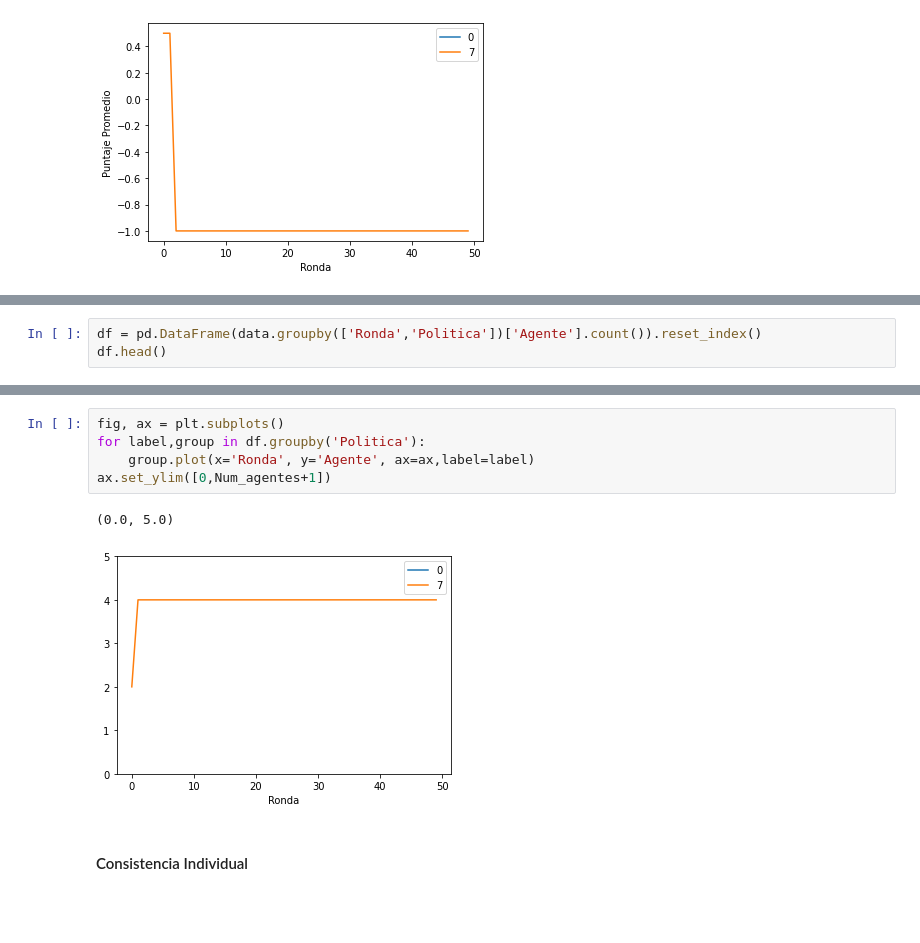
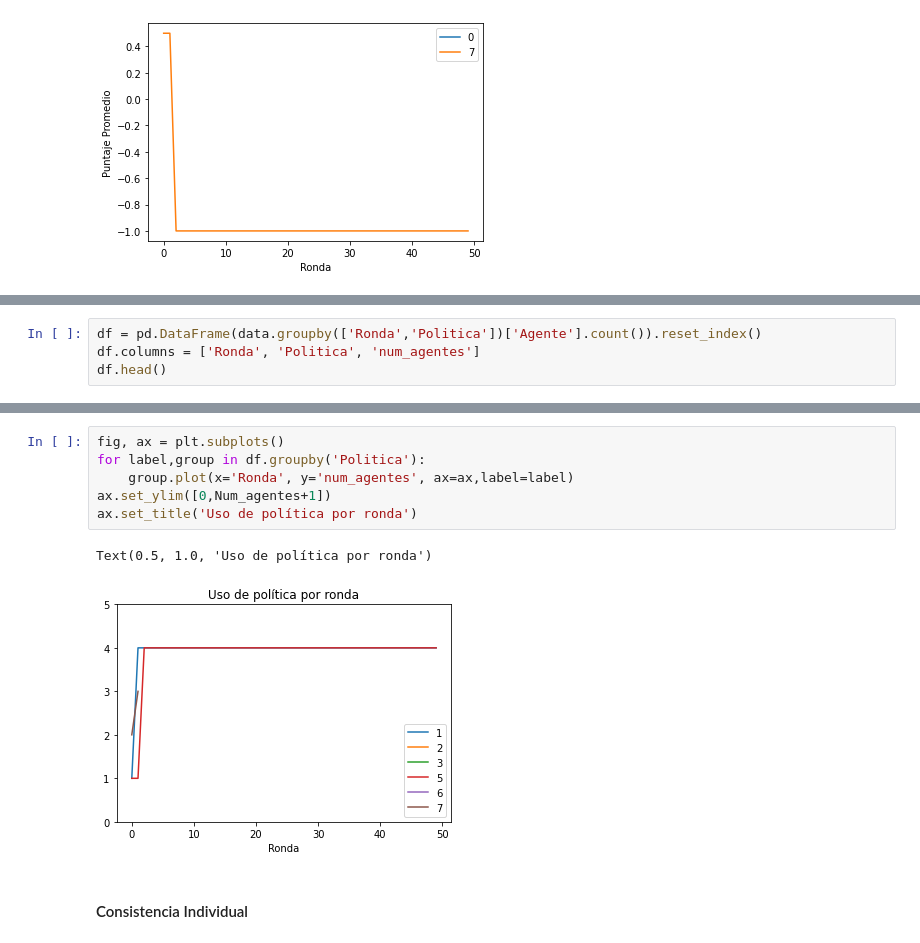
Before and after one commit to Slendercoder/SemilleroMSFS, a Jupyter notebook: Codigos/ElFarol.ipynb, the cells around one changed output, grey strips where cells are left out. Saved outputs shown, nothing was run; the diff lists cells and outputs as text; blank space fills up the shorter version.

```diff
--- a/Codigos/ElFarol.ipynb
+++ b/Codigos/ElFarol.ipynb
@@ -254,4 +267,5 @@ Text(0, 0.5, 'Puntaje Promedio')
 # %%
 df = pd.DataFrame(data.groupby(['Ronda','Politica'])['Agente'].count()).reset_index()
+df.columns = ['Ronda', 'Politica', 'num_agentes']
 df.head()
 # %% [output]
@@ -264,11 +317,12 @@ df.head()
 # %%
 fig, ax = plt.subplots()
 for label,group in df.groupby('Politica'):
-    group.plot(x='Ronda', y='Agente', ax=ax,label=label)
+    group.plot(x='Ronda', y='num_agentes', ax=ax,label=label)
 ax.set_ylim([0,Num_agentes+1])
+ax.set_title('Uso de política por ronda')
 # %% [output]
-(0.0, 5.0)
+Text(0.5, 1.0, 'Uso de política por ronda')
-[figure, old version]
+[figure, new version]
 # %% [markdown]
 #### Consistencia Individual
 # %%
```
Also changed, not shown: parts of 9 cells of this notebook, 1 other file.
